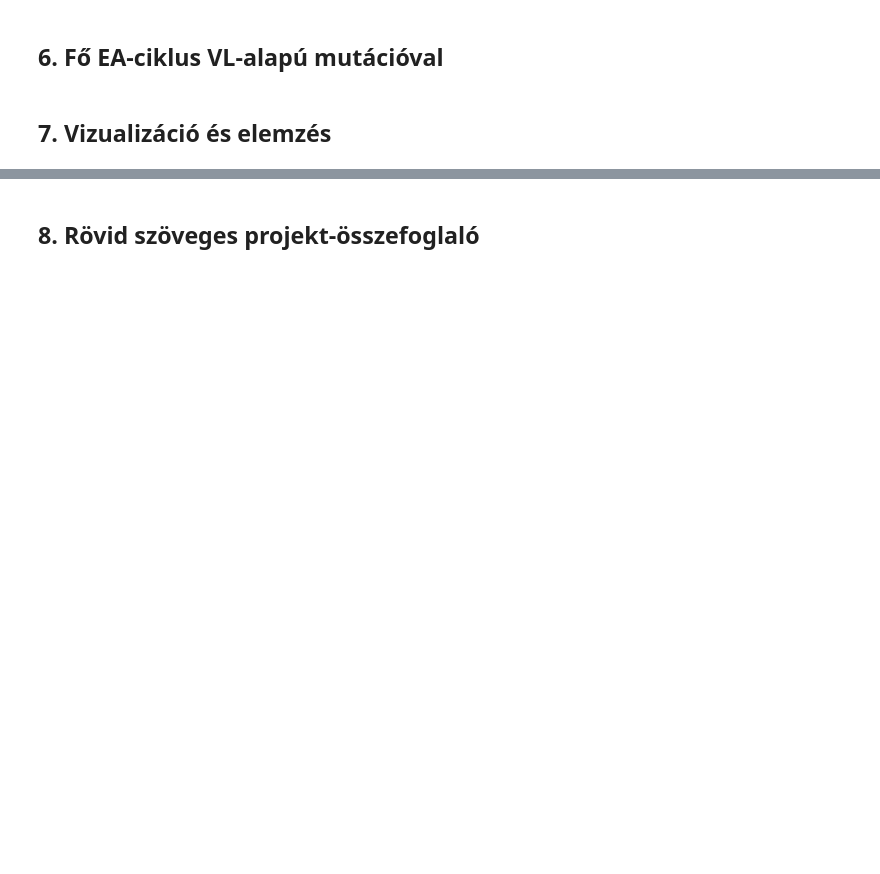
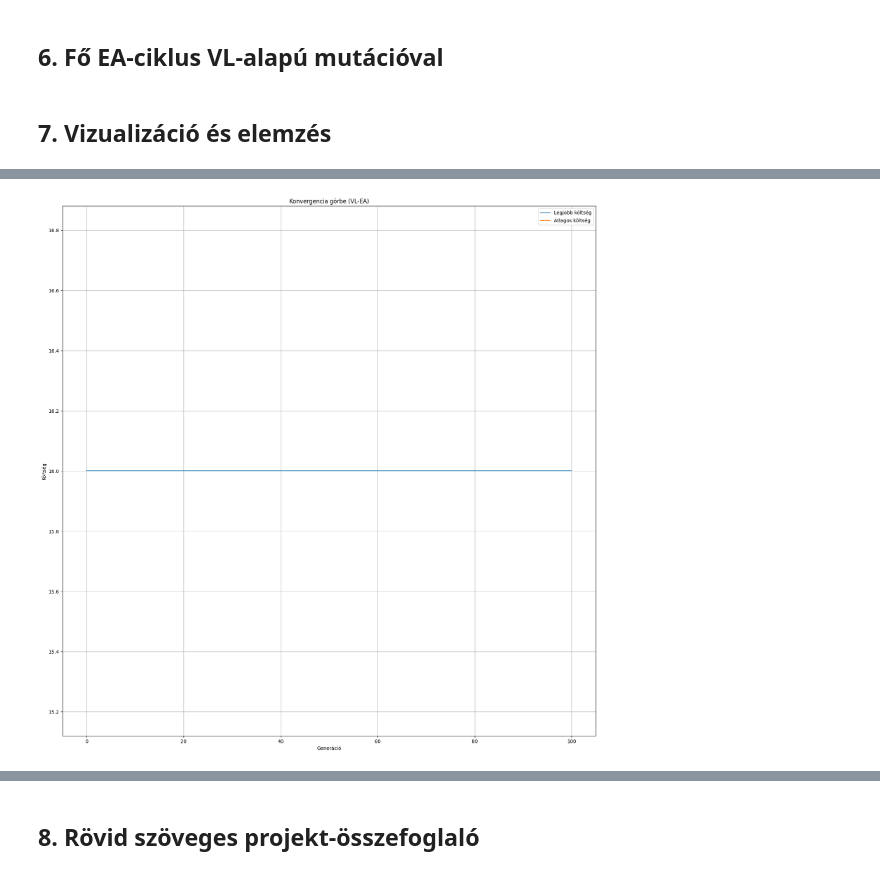
Before and after one commit to bodohelgahannelora-lab/Bioinformatika, a Jupyter notebook: Bodo Helga-Hannelora - Virtual_VV_Project_Template.ipynb, the cells around one changed output, grey strips where cells are left out. Drawn from its saved outputs; the diff is of its cells as text; code cells hidden in the pictures; blank space fills up the shorter version.

```diff
--- a/Bodo Helga-Hannelora - Virtual_VV_Project_Template.ipynb
+++ b/Bodo Helga-Hannelora - Virtual_VV_Project_Template.ipynb
@@ -58,10 +143,18 @@ def select_parent(population, fitness_values, method="tournament", k=3):
 # %% [markdown]
 ## 4. (Opcionális) Crossover operátor
 # %%
-# TODO: egy- vagy kétpontos crossover
 def crossover(parent1, parent2, method="one_point", p_c=0.8):
-    # TODO
-    raise NotImplementedError
+    if random.random() > p_c:
+        return parent1, parent2
+
+    if method == "one_point":
+        length = len(parent1)
+        crossover_point = random.randint(1, length - 1)
+        child1 = parent1[:crossover_point] + parent2[crossover_point:]
+        child2 = parent2[:crossover_point] + parent1[crossover_point:]
+        return child1, child2
+    else:
+        raise ValueError(f"Unknown crossover method: {method}")
 # %% [markdown]
 ## 5. Virtuális vesztes: gyenge egyedek, VL, mutáció
 # %%
@@ -110,14 +311,80 @@ def run_VL_EA(
 ## 7. Vizualizáció és elemzés
 # %%
 import matplotlib.pyplot as plt
+import numpy as np # Import numpy for nan values
 
-# TODO: konvergenciagörbe rajzolása
+best_individual, best_cost, history = run_VL_EA(edges)
+
 def plot_convergence(history, label="VL-EA"):
-    # TODO
-    raise NotImplementedError
+    print("Best costs history before plotting:", history['best_costs'])
+    print("Average costs history before plotting:", history['avg_costs'])
 
+    plottable_best_costs = [c if c != float('inf') else np.nan for c in history['best_costs']]
+    plottable_avg_costs = [c if c != float('inf') else np.nan for c in history['avg_costs']]
 
-# TODO: opcionális vizualizáció a legjobb megoldásról
+    plt.figure(figsize=(20, 20))
+    plt.plot(plottable_best_costs, label='Legjobb költség')
+    plt.plot(plottable_avg_costs, label='Átlagos költség')
+    plt.xlabel('Generáció')
+    plt.ylabel('Költség')
+    plt.title(f'Konvergencia görbe ({label})')
+    plt.legend()
+    plt.grid(True)
+    plt.show()
+
 def plot_best_solution(edges, best_individual):
-    # TODO
-    raise NotImplementedError
+    try:
+        import networkx as nx
+    except ImportError:
+        print("A NetworkX nincs telepítve. Kérjük, telepítse a gráf vizualizálásához: pip install networkx")
+        return
+
+    active_edges_tuple = decode_individual(best_individual, edges)
+
+    if not active_edges_tuple:
+        print("A legjobb egyedben nincsenek aktív élek a vizualizáláshoz.")
+        return
+
+    G = nx.DiGraph()
+
+    all_nodes = set()
+    for u, v, w in edges:
+        all_nodes.add(u)
+        all_nodes.add(v)
+
+    for node in range(max(all_nodes) + 1):
+        G.add_node(node)
+
+    active_edge_weights = {}
+    for u, v, w in active_edges_tuple:
+        G.add_edge(u, v, weight=w)
+        active_edge_weights[(u,v)] = w
+
+    pos = nx.spring_layout(G)
+
+    plt.figure(figsize=(10, 8))
+
+    nx.draw_networkx_nodes(G, pos, node_color='lightblue', node_size=700)
+
+    all_graph_edges = []
+    for u, v, w in edges:
+        all_graph_edges.append((u, v))
+
+    inactive_edges = [(u, v) for u, v in all_graph_edges if (u, v) not in G.edges()]
+    nx.draw_networkx_edges(G, pos, edgelist=inactive_edges, edge_color='gray', style='dashed', alpha=0.5)
+
+    active_edges_for_drawing = [(u, v) for u, v in G.edges()]
+    nx.draw_networkx_edges(G, pos, edgelist=active_edges_for_drawing, edge_color='green', width=2)
+
+    nx.draw_networkx_labels(G, pos, font_size=12, font_color='black')
+
+    edge_labels = nx.get_edge_attributes(G, 'weight')
+    nx.draw_networkx_edge_labels(G, pos, edge_labels=edge_labels, font_color='red')
+
+    plt.title('Legjobb megoldás gráfja')
+    plt.show()
+
+plot_convergence(history)
+
+plot_best_solution(edges, best_individual)
+# %% [output]
@@ -123,0 +408 @@ def plot_best_solution(edges, best_individual):
+[figure, added]
```
Also changed, not shown: parts of 10 cells of this notebook.
